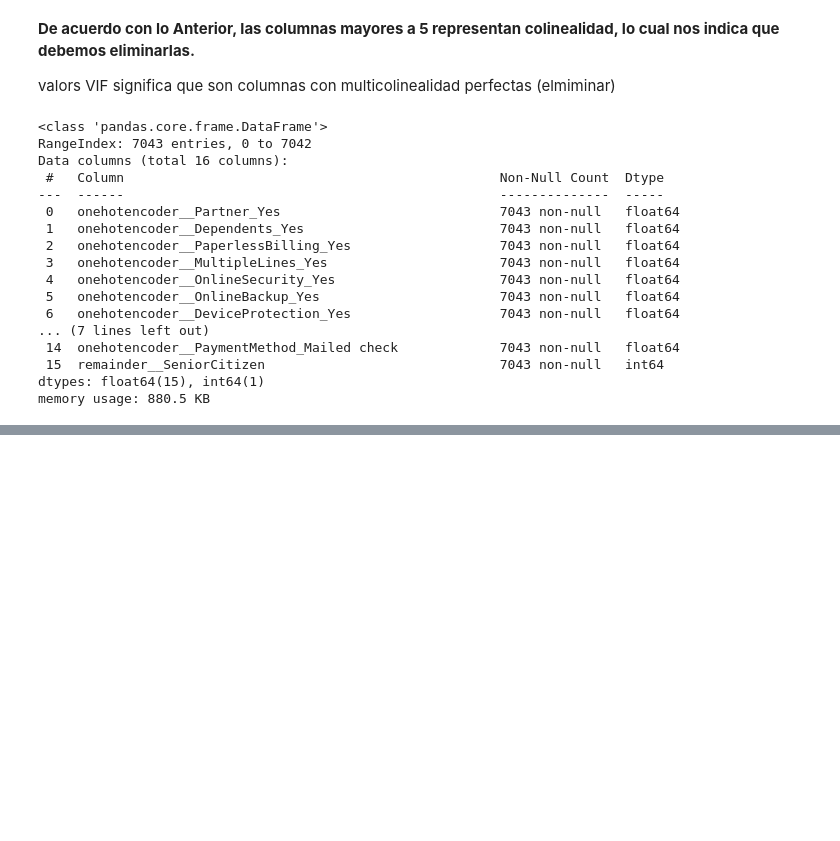
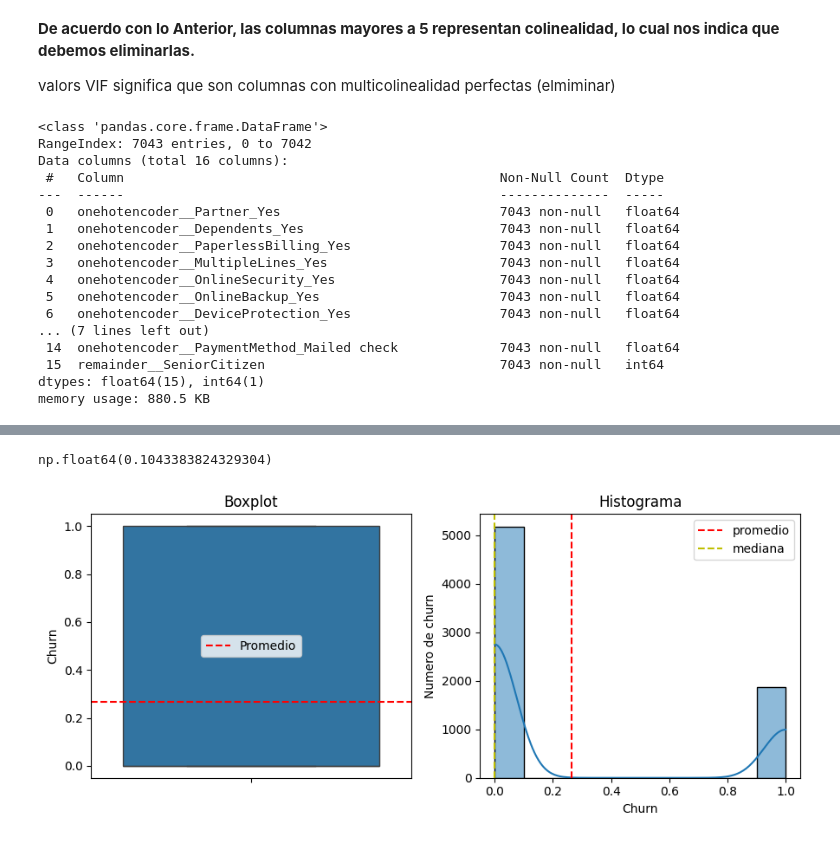
Before and after one commit to dialejo/Telecom_x2, a Jupyter notebook: Telecom_X2_Churn_prediccion.ipynb, the cells around one changed output, grey strips where cells are left out. Cells and saved outputs as stored; diff of their text form; code cells hidden in the pictures; blank space fills up the shorter version.

```diff
--- a/Telecom_X2_Churn_prediccion.ipynb
+++ b/Telecom_X2_Churn_prediccion.ipynb
@@ -351,0 +402,39 @@ Datos_transformados.to_csv('Datos_transformados.csv', index=False)
+# %%
+
+import numpy as np
+
+def ancho_bin(df,columna):
+  q75,q25 = np.percentile(Datos_transformados[columna],[75,25])
+  iqr = q75-q25
+  ancho = 2 * iqr * np.power(len(df[columna]),-1/3)
+  return ancho
+# %%
+binwidth = ancho_bin(Datos_transformados,'Churn')
+binwidth
+# %% [output]
+np.float64(0.1043383824329304)
+# %%
+
+Churn_promedio = Datos_transformados['Churn'].mean()
+Churn_mediana = Datos_transformados['Churn'].median()
+
+fig, ax = plt.subplots(1,2,figsize = (9,4))
+sns.boxplot(data=Datos_transformados,y='Churn', ax = ax[0])
+ax[0].set_title('Boxplot')
+ax[0].axhline(y=Churn_promedio, color = 'r', linestyle= '--', label = 'Promedio')
+ax[0].legend()
+
+
+binwidth = ancho_bin(Datos_transformados,'Churn')
+sns.histplot(data=Datos_transformados, x='Churn', ax = ax[1],kde=True, binwidth = binwidth)
+plt.ylabel('Numero de churn')
+plt.grid(False)
+ax[1].set_title('Histograma')
+ax[1].axvline(x=Churn_promedio, color = 'r', linestyle= '--', label = 'promedio')
+ax[1].axvline(x=Churn_mediana, color = 'y', linestyle = '--', label = 'mediana')
+ax[1].legend()
+
+plt.tight_layout()
+plt.show()
+# %% [output]
+[figure, added]
```
Also changed, not shown: parts of 31 cells of this notebook.
